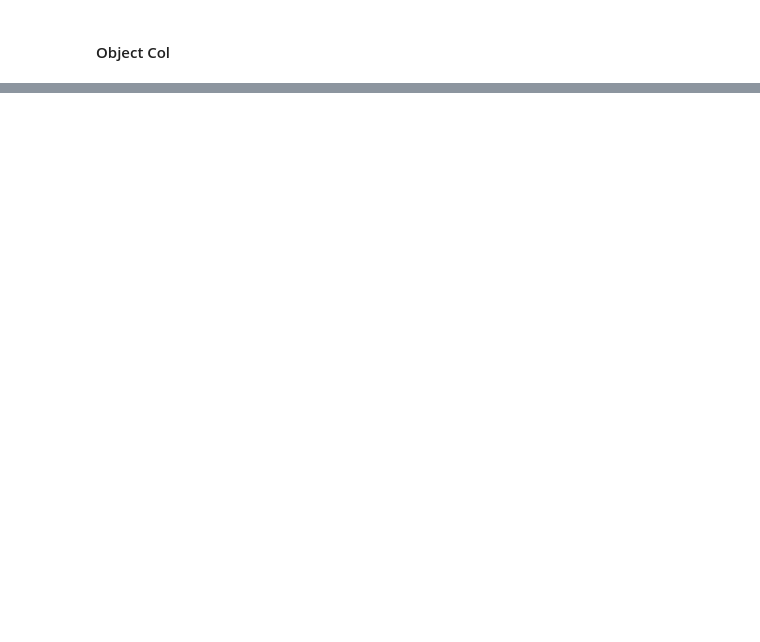
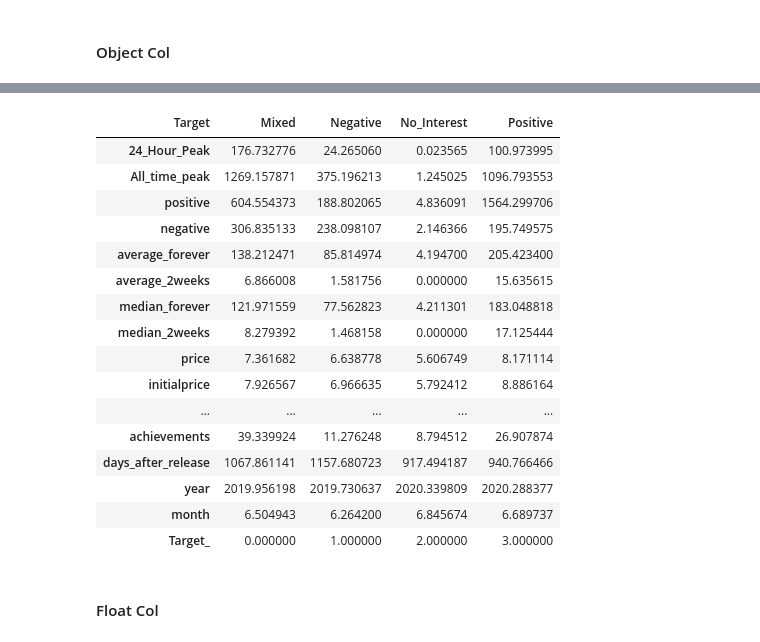
Before and after one commit to trevormoon/ASAC_ml_project, a Jupyter notebook: EDA/LSH/eda.ipynb, the cells around one changed output, grey strips where cells are left out. Cells and saved outputs as stored; diff of their text form; code cells hidden in the pictures; blank space fills up the shorter version.

```diff
--- a/EDA/LSH/eda.ipynb
+++ b/EDA/LSH/eda.ipynb
@@ -182,5 +142,7 @@ Very Negative                17
 Overwhelmingly Negative       3
 Name: Review, dtype: int64
 # %%
-r_df['Target'] = r_df['Review'].apply(lambda x:'Positive' if 'Positive' in x else x).apply(lambda x:'Negative' if 'Negative' in x else x).apply(lambda x:'Indifference' if 'user' in x else x)
+r_df['Target'] = r_df['Review'].apply(lambda x:'Positive' if 'Positive' in x else x).apply(lambda x:'Negative' if 'Negative' in x else x).apply(lambda x:'No_Interest' if 'user' in x else x)
+
+# r_df['Target'] = r_df['Review'].apply(lambda x:'Positive' if 'Positive' in x else 'Negative')
 # %%
@@ -245,3 +172,3 @@ Index(['appid', '24_Hour_Peak', 'All_time_peak', 'positive', 'negative',
 # %%
-r_df = r_df.drop(['genre','new_date','Target'], axis=1)
+r_df = r_df.drop(['genre','new_date'], axis=1)
 # %%
@@ -248,0 +249,22 @@ r_df.to_csv('./pre_data.csv', index=False)
+# %%
+r_df.iloc[:,1:].groupby('Target').mean().T
+# %% [output]
+| Target | Mixed | Negative | No_Interest | Positive |
+| 24_Hour_Peak | 176.732776 | 24.265060 | 0.023565 | 100.973995 |
+| All_time_peak | 1269.157871 | 375.196213 | 1.245025 | 1096.793553 |
+| positive | 604.554373 | 188.802065 | 4.836091 | 1564.299706 |
+| negative | 306.835133 | 238.098107 | 2.146366 | 195.749575 |
+| average_forever | 138.212471 | 85.814974 | 4.194700 | 205.423400 |
+| average_2weeks | 6.866008 | 1.581756 | 0.000000 | 15.635615 |
+| median_forever | 121.971559 | 77.562823 | 4.211301 | 183.048818 |
+| median_2weeks | 8.279392 | 1.468158 | 0.000000 | 17.125444 |
+| price | 7.361682 | 6.638778 | 5.606749 | 8.171114 |
+| initialprice | 7.926567 | 6.966635 | 5.792412 | 8.886164 |
+| ... | ... | ... | ... | ... |
+| achievements | 39.339924 | 11.276248 | 8.794512 | 26.907874 |
+| days_after_release | 1067.861141 | 1157.680723 | 917.494187 | 940.766466 |
+| year | 2019.956198 | 2019.730637 | 2020.339809 | 2020.288377 |
+| month | 6.504943 | 6.264200 | 6.845674 | 6.689737 |
+| Target_ | 0.000000 | 1.000000 | 2.000000 | 3.000000 |
+# %% [markdown]
+#### Float Col
```
Also changed, not shown: parts of 26 cells of this notebook, 12 other files.
